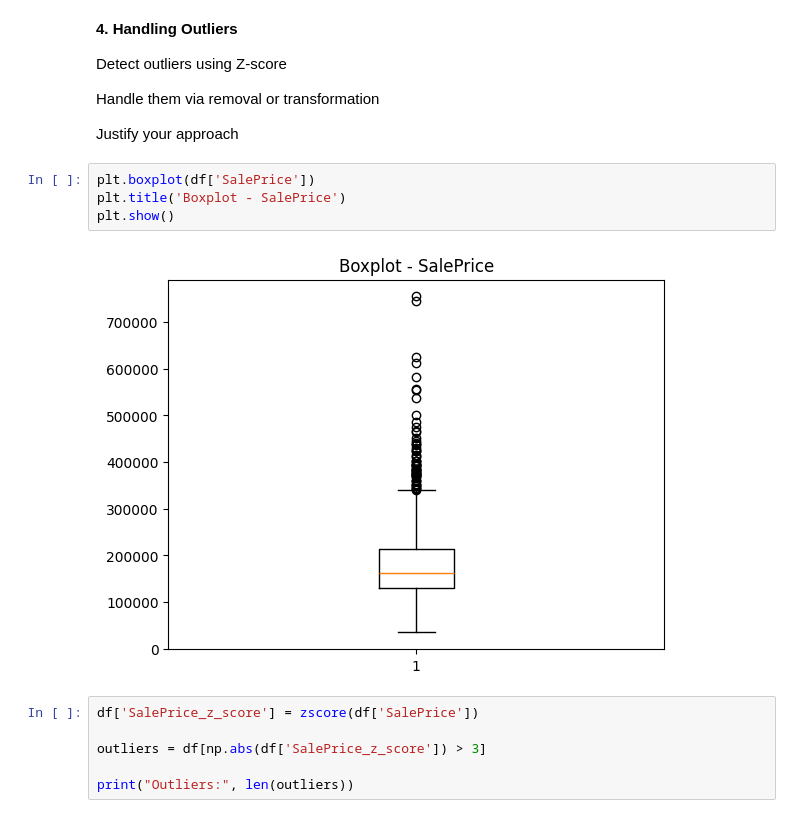
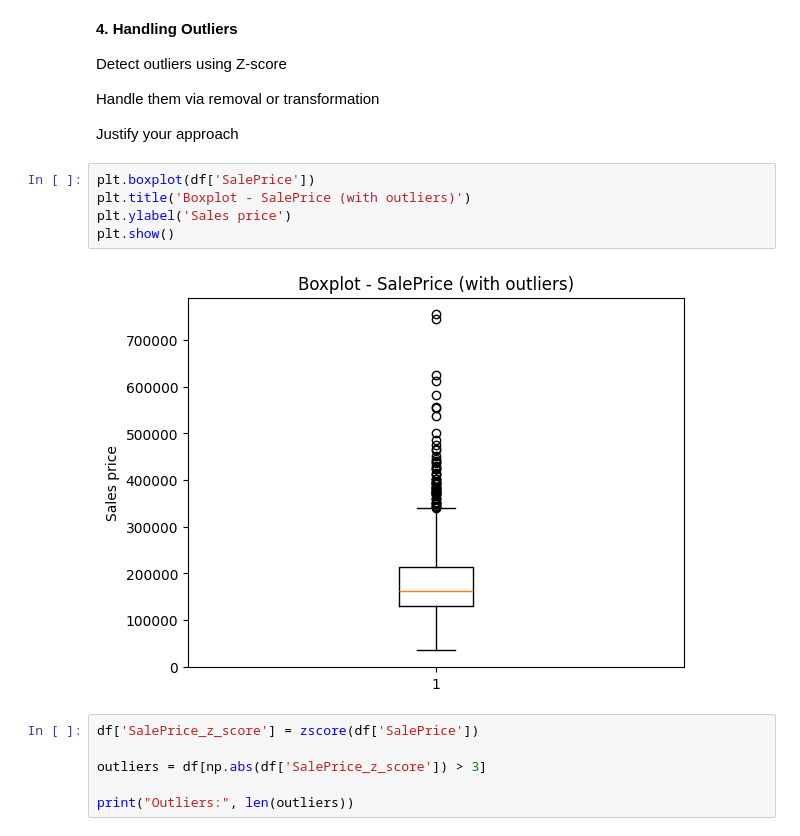
Before and after one commit to kaxmarc/statistics_ml, a Jupyter notebook: group_exercises/exercise_1/Group_Exercise_1.ipynb, the cells around one changed output. Saved outputs shown, nothing was run; the diff lists cells and outputs as text.

```diff
--- a/group_exercises/exercise_1/Group_Exercise_1.ipynb
+++ b/group_exercises/exercise_1/Group_Exercise_1.ipynb
@@ -201,10 +202,11 @@ Handle them via removal or transformation
 Justify your approach
 # %%
 plt.boxplot(df['SalePrice'])
-plt.title('Boxplot - SalePrice')
+plt.title('Boxplot - SalePrice (with outliers)')
+plt.ylabel('Sales price')
 plt.show()
 # %% [output]
-[figure, old version]
+[figure, new version]
 # %%
 df['SalePrice_z_score'] = zscore(df['SalePrice'])
 
```
Also changed, not shown: parts of 7 cells of this notebook.
